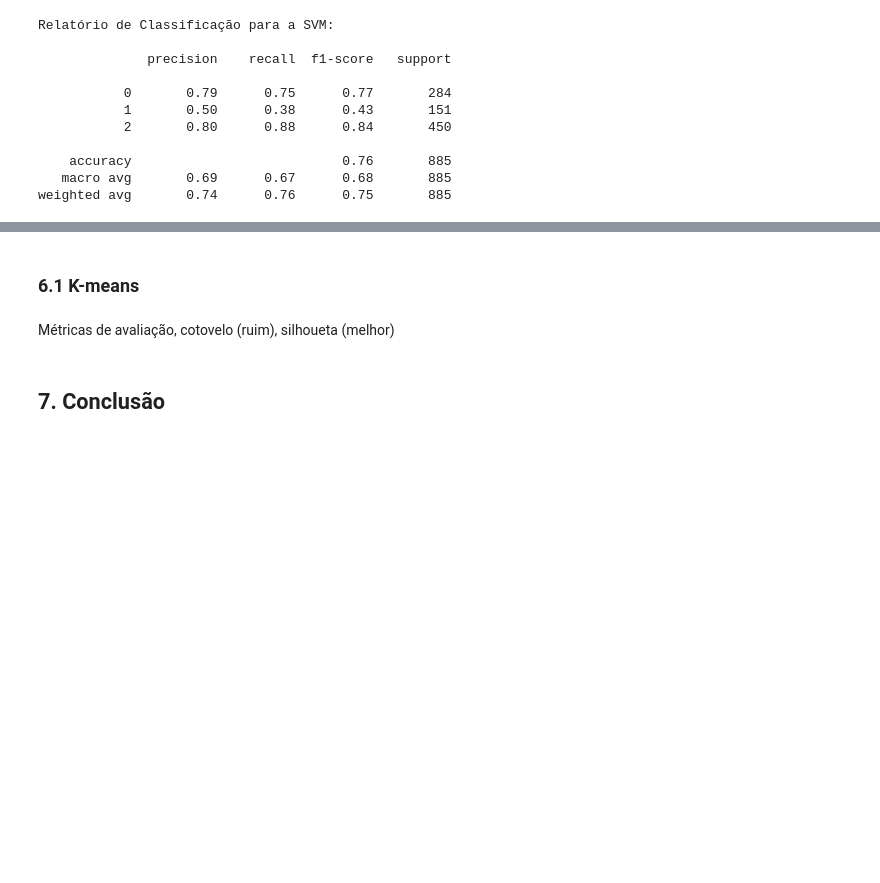
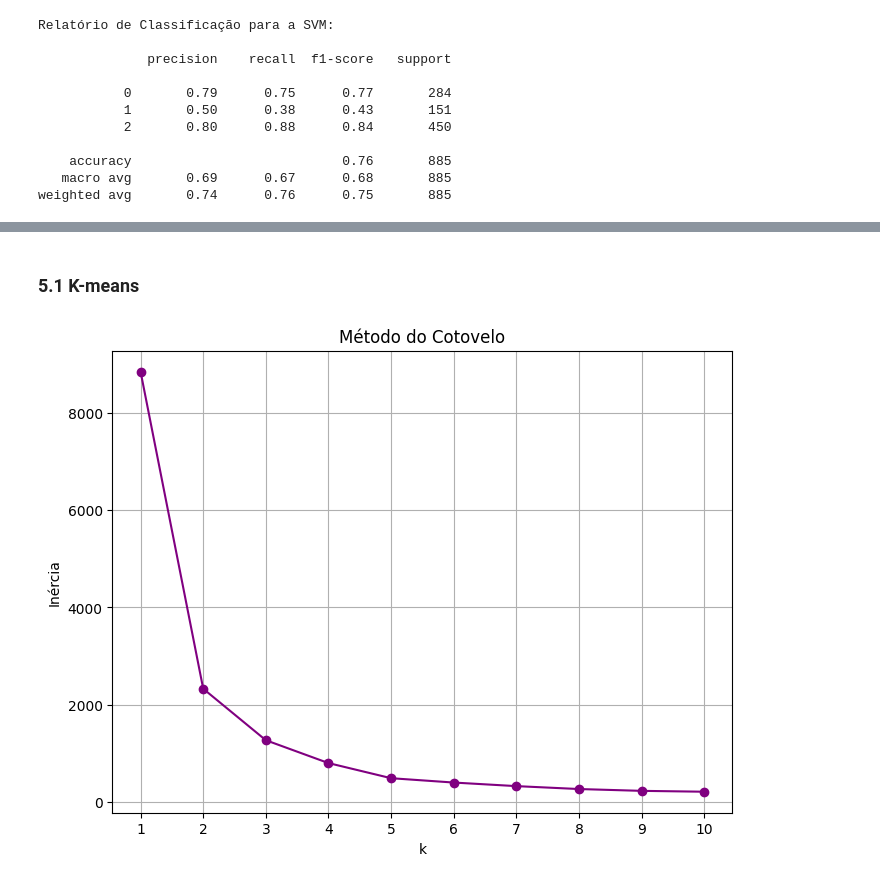
Before and after one commit to PurpleLobster31/ada-machinelearning2, a Jupyter notebook: notebooks/project.ipynb, the cells around one changed output, grey strips where cells are left out. Cells and saved outputs as stored; diff of their text form; code cells hidden in the pictures; blank space fills up the shorter version.

Commit message:
teste k-means

```diff
--- a/notebooks/project.ipynb
+++ b/notebooks/project.ipynb
@@ -512,0 +546,3 @@ weighted avg       0.74      0.76      0.75       885
+# %%
+df_nsuperv = df_final[['Curricular units 2nd sem (approved)','Curricular units 2nd sem (grade)']].copy()
+df_nsuperv.head()
@@ -513,6 +556,26 @@ weighted avg       0.74      0.76      0.75       885
+# %%
+pipeline = Pipeline([
+    ('scale', StandardScaler())
+])
+
+X_norm = pipeline.fit_transform(df_nsuperv)
 # %% [markdown]
-### 6.1 K-means
+### 5.1 K-means
-# %% [markdown]
-Métricas de avaliação, cotovelo (ruim), silhoueta (melhor)
-# %% [markdown]
-## 7. Conclusão
+# %%
+wcss = []
+
+for k in range(1, 11):
+    kmeans = KMeans(n_clusters=k, random_state=42)
+    kmeans.fit(X_norm)
+    wcss.append(kmeans.inertia_)
+
+plt.figure(figsize=(8, 6))
+plt.plot(range(1, 11), wcss, marker='o', color='purple')
+plt.xlabel('k')
+plt.ylabel('Inércia')
+plt.title('Método do Cotovelo')
+plt.xticks(range(1, 11))
+plt.grid(True)
+plt.show()
+# %% [output]
+[figure, added]
```
Also changed, not shown: parts of 19 cells of this notebook.
